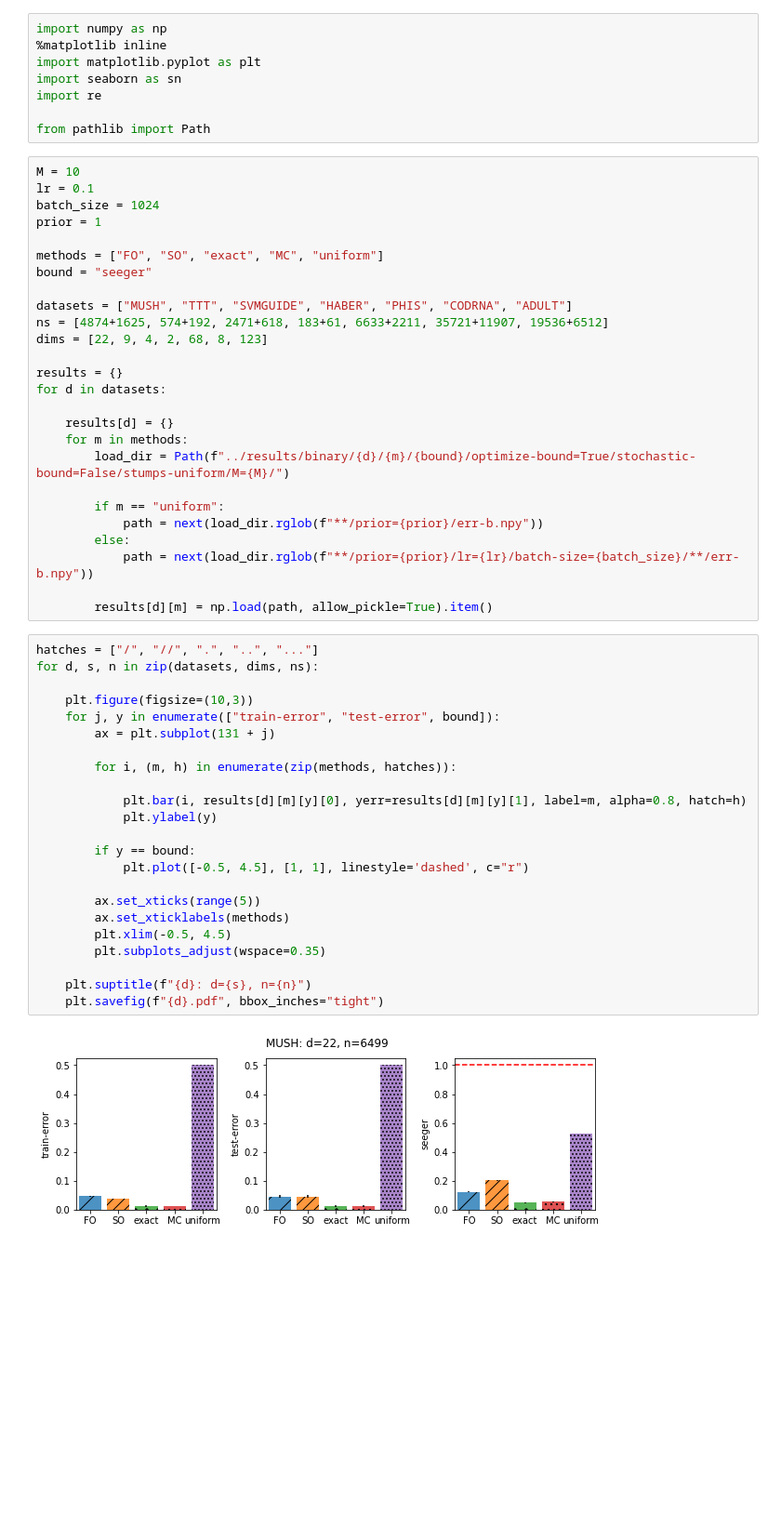
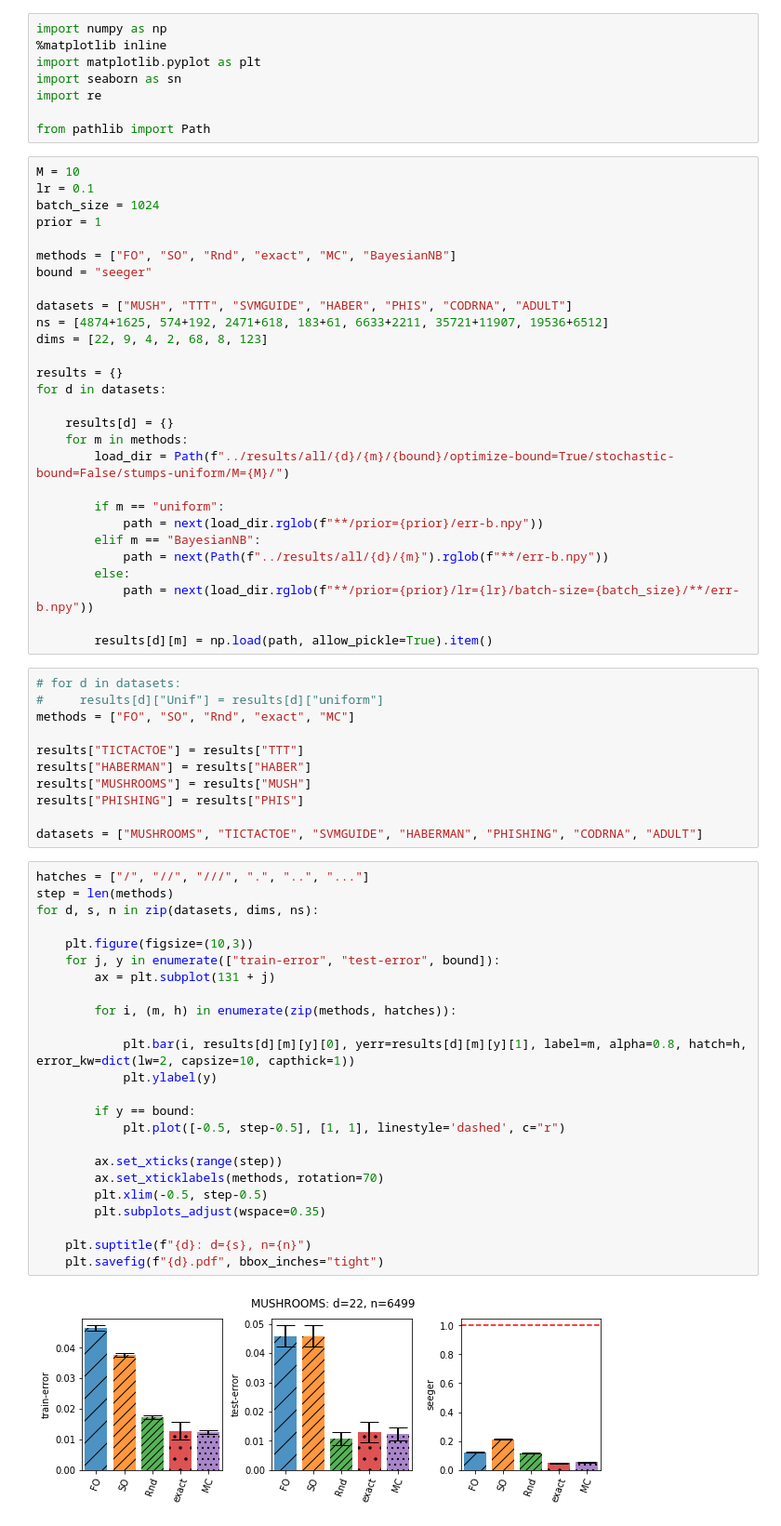
Before and after one commit to vzantedeschi/StocMV, a Jupyter notebook: notebooks/Real-Binary.ipynb, the cells around one changed output. Shown at 93% size. Saved outputs shown, nothing was run; the diff lists cells and outputs as text; blank space fills up the shorter version.

Commit message:
latest results

```diff
--- a/notebooks/Real-Binary.ipynb
+++ b/notebooks/Real-Binary.ipynb
@@ -12,7 +12,7 @@ lr = 0.1
 batch_size = 1024
 prior = 1
 
-methods = ["FO", "SO", "exact", "MC", "uniform"]
+methods = ["FO", "SO", "Rnd", "exact", "MC", "BayesianNB"]
 bound = "seeger"
 
 datasets = ["MUSH", "TTT", "SVMGUIDE", "HABER", "PHIS", "CODRNA", "ADULT"]
@@ -24,36 +24,50 @@ for d in datasets:
 
     results[d] = {}
     for m in methods:
-        load_dir = Path(f"../results/binary/{d}/{m}/{bound}/optimize-bound=True/stochastic-bound=False/stumps-uniform/M={M}/")
+        load_dir = Path(f"../results/all/{d}/{m}/{bound}/optimize-bound=True/stochastic-bound=False/stumps-uniform/M={M}/")
 
         if m == "uniform":
             path = next(load_dir.rglob(f"**/prior={prior}/err-b.npy"))
+        elif m == "BayesianNB":
+            path = next(Path(f"../results/all/{d}/{m}").rglob(f"**/err-b.npy"))
         else:
             path = next(load_dir.rglob(f"**/prior={prior}/lr={lr}/batch-size={batch_size}/**/err-b.npy"))
 
         results[d][m] = np.load(path, allow_pickle=True).item()
+# %%
+# for d in datasets:
+#     results[d]["Unif"] = results[d]["uniform"]
+methods = ["FO", "SO", "Rnd", "exact", "MC"]
+
+results["TICTACTOE"] = results["TTT"]
+results["HABERMAN"] = results["HABER"]
+results["MUSHROOMS"] = results["MUSH"]
+results["PHISHING"] = results["PHIS"]
+
+datasets = ["MUSHROOMS", "TICTACTOE", "SVMGUIDE", "HABERMAN", "PHISHING", "CODRNA", "ADULT"]
 # %%
-hatches = ["/", "//", ".", "..", "..."]
+hatches = ["/", "//", "///", ".", "..", "..."]
+step = len(methods)
 for d, s, n in zip(datasets, dims, ns):
 
     plt.figure(figsize=(10,3))
     for j, y in enumerate(["train-error", "test-error", bound]):
         ax = plt.subplot(131 + j)
 
         for i, (m, h) in enumerate(zip(methods, hatches)):
 
-            plt.bar(i, results[d][m][y][0], yerr=results[d][m][y][1], label=m, alpha=0.8, hatch=h)
+            plt.bar(i, results[d][m][y][0], yerr=results[d][m][y][1], label=m, alpha=0.8, hatch=h, error_kw=dict(lw=2, capsize=10, capthick=1))
             plt.ylabel(y)
 
         if y == bound:
-            plt.plot([-0.5, 4.5], [1, 1], linestyle='dashed', c="r")
+            plt.plot([-0.5, step-0.5], [1, 1], linestyle='dashed', c="r")
 
-        ax.set_xticks(range(5))
-        ax.set_xticklabels(methods)
-        plt.xlim(-0.5, 4.5)
+        ax.set_xticks(range(step))
+        ax.set_xticklabels(methods, rotation=70)
+        plt.xlim(-0.5, step-0.5)
         plt.subplots_adjust(wspace=0.35)
 
     plt.suptitle(f"{d}: d={s}, n={n}")
     plt.savefig(f"{d}.pdf", bbox_inches="tight")
 # %% [output]
-[figure, old version]
+[figure, new version]
```
Also changed, not shown: parts of 12 cells of this notebook, 3 other files.
